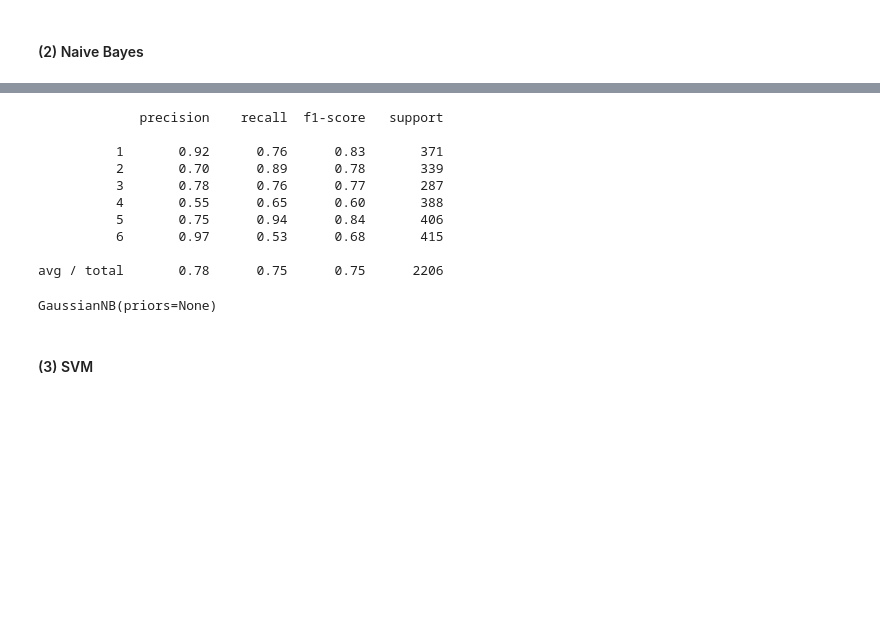
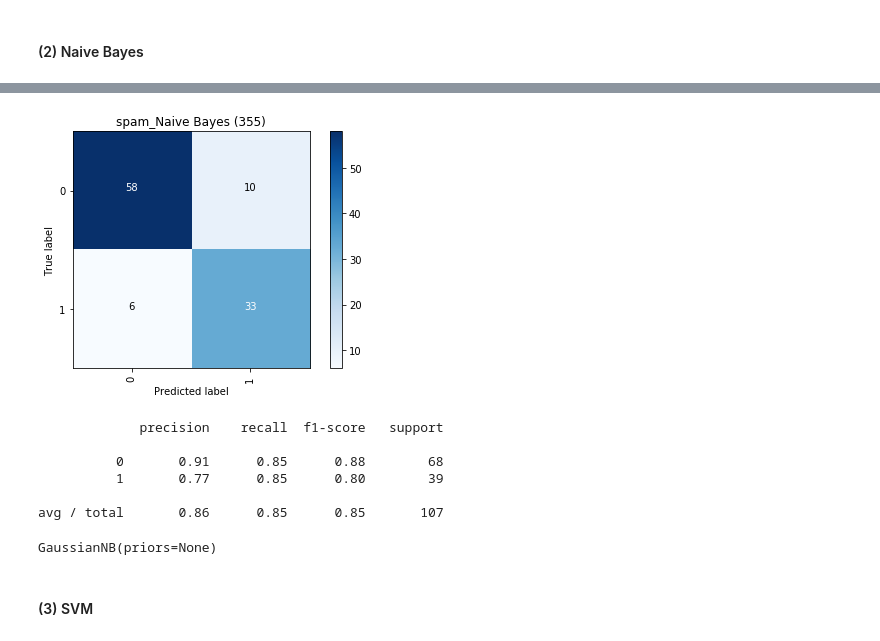
Before and after one commit to tomokoji/ce888assignment, a Jupyter notebook: src/assignment1_for_demo.ipynb, the cells around one changed output, grey strips where cells are left out. Cells and saved outputs as stored; diff of their text form; code cells hidden in the pictures; blank space fills up the shorter version.

```diff
--- a/src/assignment1_for_demo.ipynb
+++ b/src/assignment1_for_demo.ipynb
@@ -142,8 +152,8 @@ clf
 # %% [markdown]
 #### (2) Naive Bayes
 # %%
-title = "%s_Naive Bayes" % pic_file.split("_")[0]
-true_label, pred_label, clf = CLS.train (X, y, 1)
+title = "%s_Naive Bayes (%d)" % (pic_file.split("_")[0], len(X))
+true_label, pred_label, clf = CLS.train (X, y, 1, 0)
 CLS.plot_confusion_matrix(true_label, pred_label, unique_labels, pic_file, title, "Naive Bayes")
 clf
 # %% [output]
@@ -152,13 +160,10 @@ clf
+[figure, added]
              precision    recall  f1-score   support
 
-          1       0.92      0.76      0.83       371
-          2       0.70      0.89      0.78       339
-          3       0.78      0.76      0.77       287
-          4       0.55      0.65      0.60       388
-          5       0.75      0.94      0.84       406
-          6       0.97      0.53      0.68       415
+          0       0.91      0.85      0.88        68
+          1       0.77      0.85      0.80        39
 
-avg / total       0.78      0.75      0.75      2206
+avg / total       0.86      0.85      0.85       107
 GaussianNB(priors=None)
 # %% [markdown]
 #### (3) SVM
```
Also changed, not shown: parts of 6 cells of this notebook, 52 other files.
